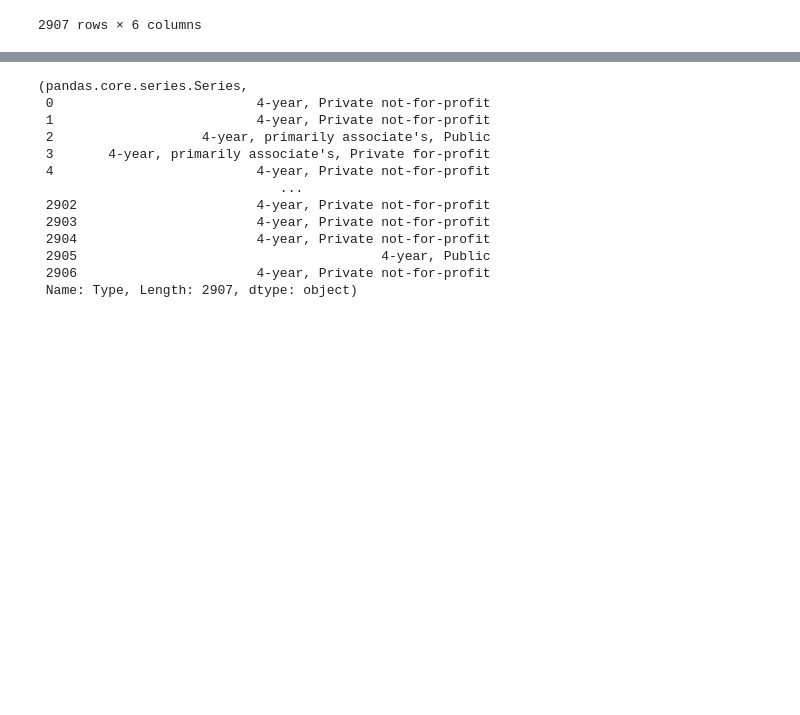
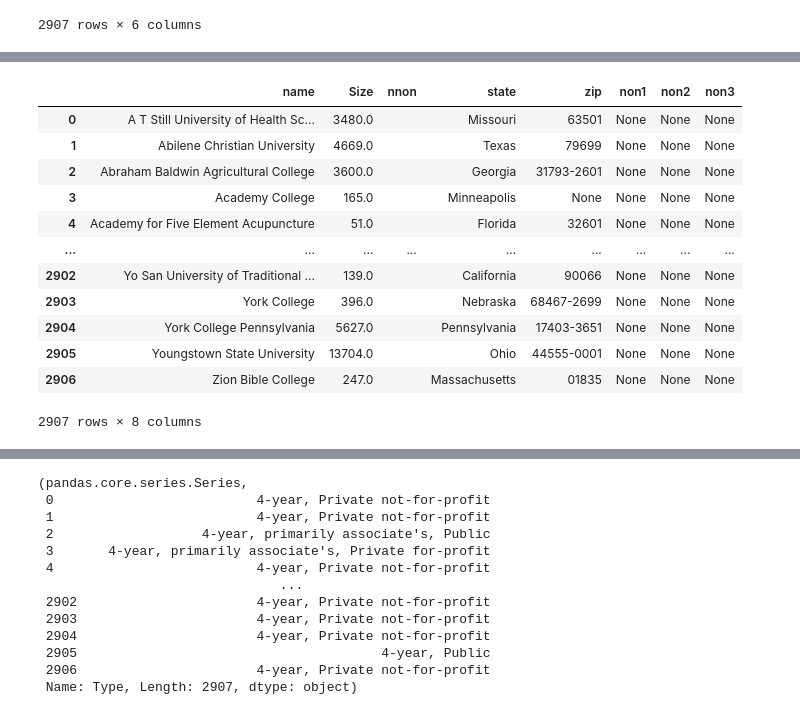
Before and after one commit to MarilynSasha/university, a Jupyter notebook: university7.22.20.ipynb, the cells around one changed output, grey strips where cells are left out. Saved outputs shown, nothing was run; the diff lists cells and outputs as text; code cells hidden in the pictures; blank space fills up the shorter version.

Commit message:
filter by state

```diff
--- a/university7.22.20.ipynb
+++ b/university7.22.20.ipynb
@@ -134,0 +115,3 @@ addresses.tail(60)
+# %%
+adresses2 = addresses[2].str.split(" ", expand=True)
+adresses2
@@ -134,0 +132,4 @@ addresses.tail(60)
+# %%
+# rename column in addresses2
+adresses2 = adresses2.rename(columns={0:'nnon',1:'state', 2:'zip', 3:'non1', 4:'non2', 5:'non3'})
+adresses2
@@ -134,0 +150,5 @@ addresses.tail(60)
+# %%
+#  drop
+uni = university.drop(['address', 'Website', 'Type', 'street', 'city', 'state',
+       'zip'], axis=1)
+uni
@@ -134,0 +169,20 @@ addresses.tail(60)
+# %%
+# concat uni + addresses for mean + median by state
+# reference: data1 = pd.concat([data, names], axis=1)
+
+bystate = pd.concat([uni, adresses2], axis =1)
+bystate
+# %% [output]
+|  | name | Size | nnon | state | zip | non1 | non2 | non3 |
+| 0 | A T Still University of Health Sc... | 3480.0 |  | Missouri | 63501 | None | None | None |
+| 1 | Abilene Christian University | 4669.0 |  | Texas | 79699 | None | None | None |
+| 2 | Abraham Baldwin Agricultural College | 3600.0 |  | Georgia | 31793-2601 | None | None | None |
+| 3 | Academy College | 165.0 |  | Minneapolis | None | None | None | None |
+| 4 | Academy for Five Element Acupuncture | 51.0 |  | Florida | 32601 | None | None | None |
+| ... | ... | ... | ... | ... | ... | ... | ... | ... |
+| 2902 | Yo San University of Traditional ... | 139.0 |  | California | 90066 | None | None | None |
+| 2903 | York College | 396.0 |  | Nebraska | 68467-2699 | None | None | None |
+| 2904 | York College Pennsylvania | 5627.0 |  | Pennsylvania | 17403-3651 | None | None | None |
+| 2905 | Youngstown State University | 13704.0 |  | Ohio | 44555-0001 | None | None | None |
+| 2906 | Zion Bible College | 247.0 |  | Massachusetts | 01835 | None | None | None |
+2907 rows × 8 columns
```
Also changed, not shown: parts of 9 cells of this notebook.
